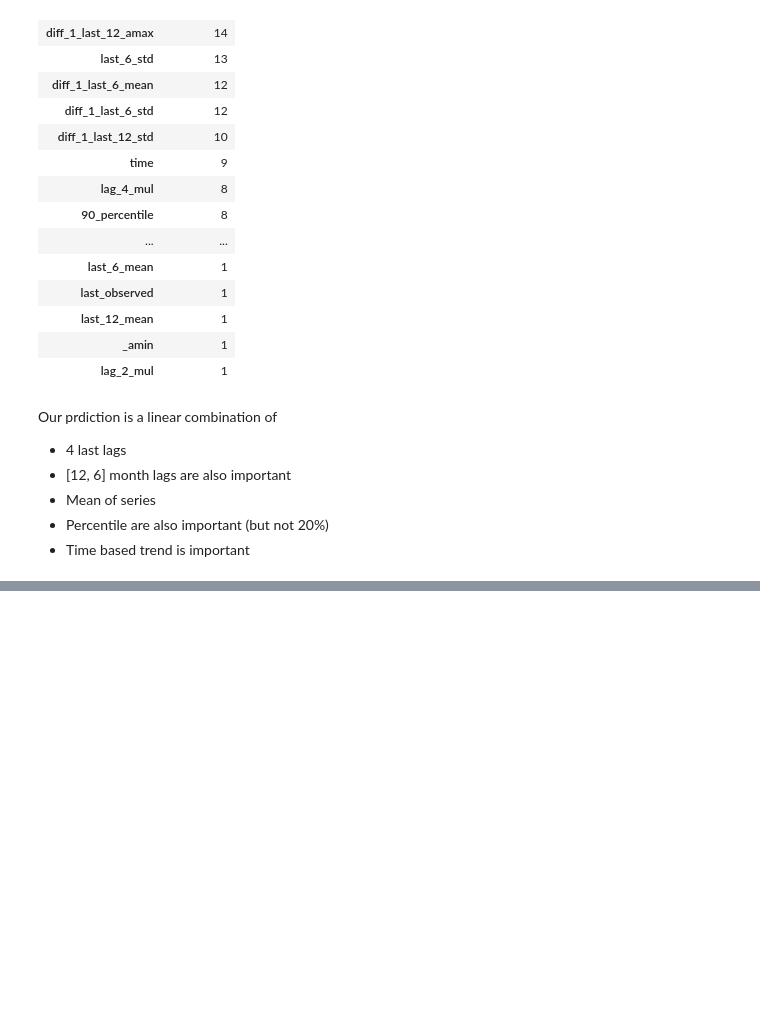
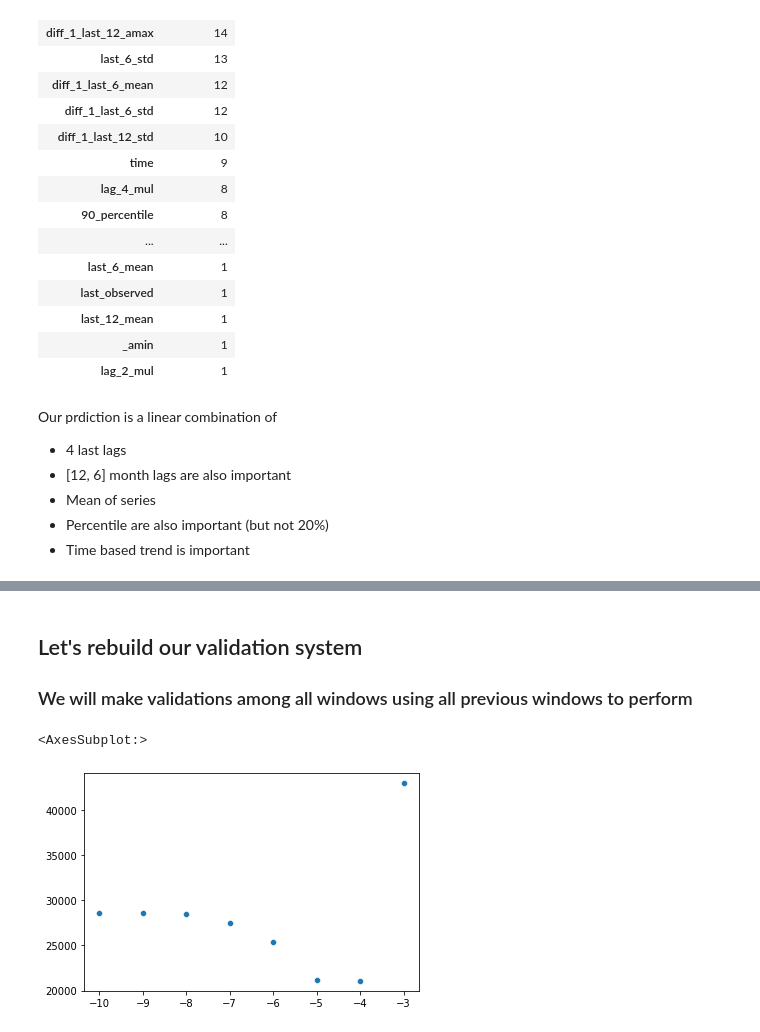
Before and after one commit to Denchidlo/FutureSales, a Jupyter notebook: notebooks/validation.ipynb, the cells around one changed output, grey strips where cells are left out. Saved outputs shown, nothing was run; the diff lists cells and outputs as text; code cells hidden in the pictures; blank space fills up the shorter version.

```diff
--- a/notebooks/validation.ipynb
+++ b/notebooks/validation.ipynb
@@ -392,0 +397,3 @@ Our prdiction is a linear combination of
+# %%
+current_subset = f'40_depth_top_10'
+train_baseline = minimal_subset_rfr[current_subset]
@@ -392,0 +416,4 @@ Our prdiction is a linear combination of
+# %% [markdown]
+## Let's rebuild our validation system
+
+### We will make validations among all windows using all previous windows to perform
@@ -392,0 +486,15 @@ Our prdiction is a linear combination of
+# %%
+lis = [[], []]
+
+for alpha_ in range(-10, -2):
+    validator_lin = NEW_RegressionValidator(ElasticNet, l1_ratio=0.5, alpha=10**(alpha_), normalize=True)
+
+    err = validator_lin.validate(CONFIG['validation_window'], train_baseline, target_test)
+
+    lis[0].append(alpha_)
+    lis[1].append(np.mean(err[1]))
+
+sns.scatterplot(*lis)
+# %% [output]
+<AxesSubplot:>
+[figure, added]
```
Also changed, not shown: parts of 20 cells of this notebook.
